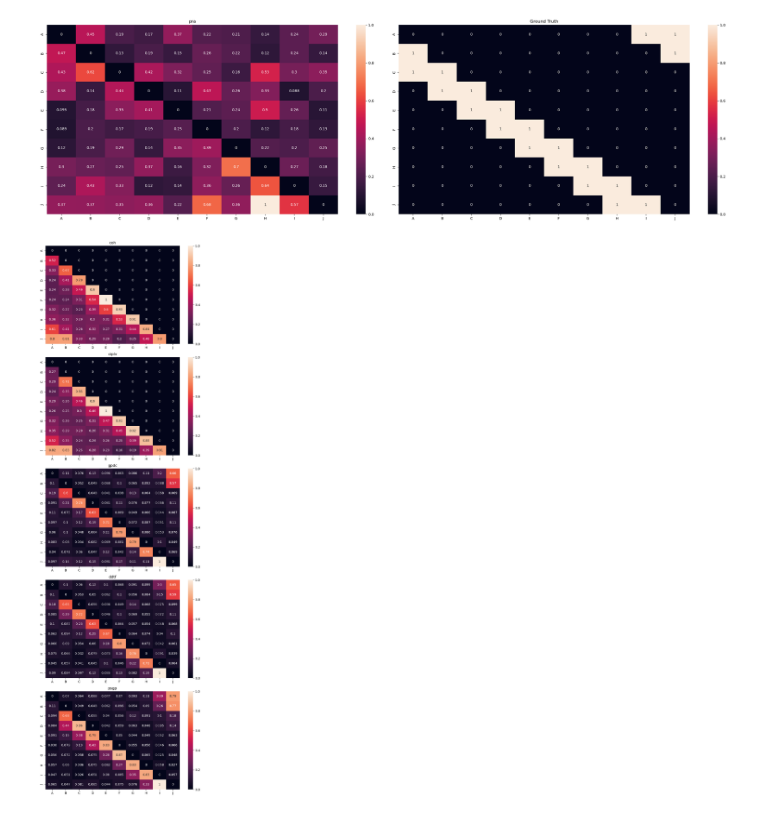
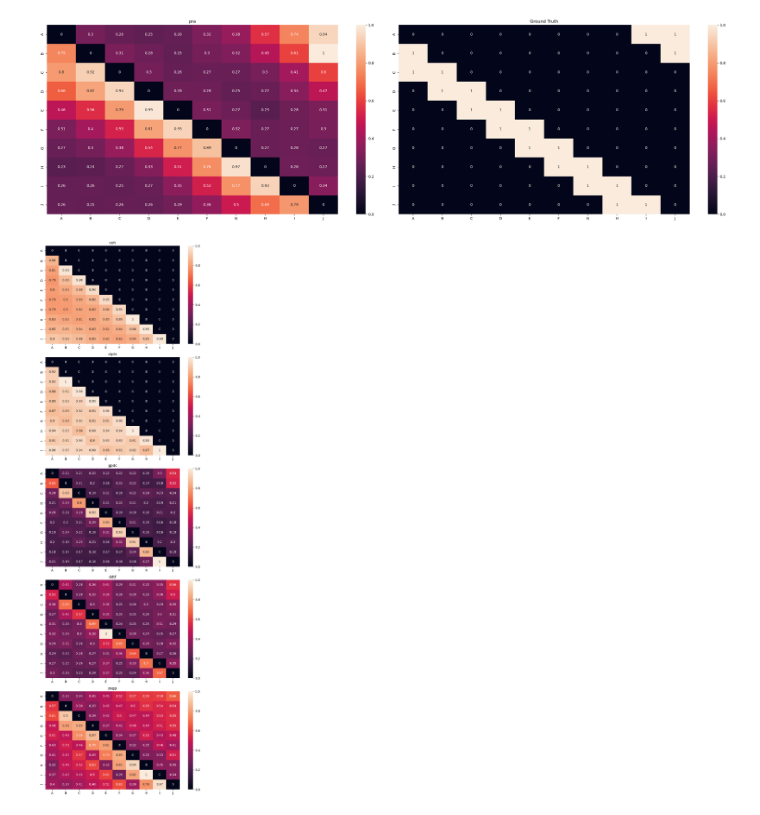
Before and after one commit to econnerty/functional-connectivity, a Jupyter notebook: dynamic_signals.ipynb, the cells around one changed output. Saved outputs shown, nothing was run; the diff lists cells and outputs as text; code cells hidden in the pictures.

```diff
--- a/dynamic_signals.ipynb
+++ b/dynamic_signals.ipynb
@@ -104,7 +90,8 @@ Adjacency Matrix:
 # %%
+
 # Parameters
 sampling_rate = 100  # Hz
-duration = 200 # seconds
+duration = 100 # seconds
 n_points = sampling_rate * duration
 time = np.linspace(0, duration, n_points)
 
@@ -112,10 +99,12 @@ time = np.linspace(0, duration, n_points)
 frequencies = np.linspace(8.7, 12.4, 10)  # From 8.7 Hz to 12.4 Hz in 10 steps
 signals = np.sin(2 * np.pi * np.outer(frequencies, time))
 
+
+
 # Coupling parameters
 coupling_strength = 1.0  # Uniform coupling strength
 lag = 2  # Uniform lag
-noise_level = 0.1  # Noise level
+noise_level = 0.01  # Noise level
 
 # Adjacency matrix initialization
 adjacency_matrix = np.zeros((10, 10), dtype=int)
@@ -133,7 +122,7 @@ for t in range(lag, n_points):
         for j in influenced_signals:
             signals[j, t] -= coupling_strength * signals[i, t - lag]
             # Apply non linear activation to limit the signal values and model neural dynamics
-            signals[j, t] = np.sin(signals[j, t])
+            signals[j, t] = np.tanh(signals[j, t])
 
 # Add noise after dynamic updating
 signals += noise_level * np.random.randn(*signals.shape)
@@ -158,8 +217,10 @@ print(adjacency_matrix)
 #sim_data = np.array([A,B,C])
 ch_names=["A", "B", "C","D","E","F","G","H","I","J"]
 #ch_names = ["A", "B", "C"]
+#sim_data = np.array([solution.y[1], solution.y[4], solution.y[7]])
 sim_data = np.array(signals)
-info = mne.create_info(ch_names=ch_names, ch_types=["eeg"]*10, sfreq=100)
+#sim_data = np.array(solution.y[:10])
+info = mne.create_info(ch_names=ch_names, ch_types=["eeg"]*10, sfreq=sampling_rate)
 simulated_raw = mne.io.RawArray(sim_data, info)
-epochs = mne.make_fixed_length_epochs(simulated_raw, duration=20)
+epochs = mne.make_fixed_length_epochs(simulated_raw, duration=20.0)
 # %% [output]
@@ -175,37 +236,37 @@ No baseline correction applied
 #dynsys
 epoch_idx = np.arange(1)
 region = ['A','B','C']
-dynsys_mat,cond_num,mse,snr = dynsys.dynSys(epochs.get_data(), epoch_idx, region, sampling_time=0.01)
+#dynsys_mat,cond_num,mse,snr = dynsys.dynSys(epochs.get_data(), epoch_idx, region, sampling_time=(1/sampling_rate))
 
 #PRA
-pra_mat = pra.PRA(epochs.get_data())
+pra_mat = pra.PRA(epochs.get_data(),sampling_frequency=sampling_rate,num_reservoir=25)
 
 
 #coh
-mne_con = spectral_connectivity_epochs(epochs, method='coh', sfreq=sampling_rate, fmin=8, fmax=13, fskip=0, faverage=False,
+mne_con = spectral_connectivity_epochs(epochs, method='coh', sfreq=sampling_rate, fskip=0, faverage=False,
                                       mt_low_bias=True, block_size=1000, n_jobs=1, verbose=None)
 coh_mat = mne_con.get_data(output="dense")
 
 #ciplv
-mne_con = spectral_connectivity_epochs(epochs, method='ciplv', sfreq=sampling_rate, fmin=8, fmax=13, fskip=0, faverage=False,
+mne_con = spectral_connectivity_epochs(epochs, method='ciplv', sfreq=sampling_rate, fskip=0, faverage=False,
                                       mt_low_bias=True, block_size=1000, n_jobs=1, verbose=None)
 ciplv_mat = mne_con.get_data(output="dense")
 
 #gpdc
-m = Multitaper(time_series=np.array(epochs.get_data()).transpose(2, 0, 1), sampling_frequency=100)
+m = Multitaper(time_series=np.array(epochs.get_data()).transpose(2, 0, 1), sampling_frequency=sampling_rate)
 c = Connectivity(fourier_coefficients=m.fft(), frequencies=m.frequencies, time=m.time)
 con = getattr(c, 'generalized_partial_directed_coherence')()
-gpdc_mat = np.nan_to_num(con.squeeze())[80:131].transpose(1,2,0)
+gpdc_mat = np.nan_to_num(con.squeeze()).transpose(1,2,0)
 
 #ddtf
-m = Multitaper(time_series=np.array(epochs.get_data()).transpose(2, 0, 1), sampling_frequency=100)
+m = Multitaper(time_series=np.array(epochs.get_data()).transpose(2, 0, 1), sampling_frequency=sampling_rate)
 c = Connectivity(fourier_coefficients=m.fft(), frequencies=m.frequencies, time=m.time)
 con = getattr(c, 'direct_directed_transfer_function')()
-ddtf_mat = np.nan_to_num(con.squeeze())[80:131].transpose(1,2,0)
+ddtf_mat = np.nan_to_num(con.squeeze()).transpose(1,2,0)
 
 #psgp
-m = Multitaper(time_series=np.array(epochs.get_data()).transpose(2, 0, 1), sampling_frequency=100)
+m = Multitaper(time_series=np.array(epochs.get_data()).transpose(2, 0, 1), sampling_frequency=sampling_rate)
 c = Connectivity(fourier_coefficients=m.fft(), frequencies=m.frequencies, time=m.time)
 con = getattr(c, 'pairwise_spectral_granger_prediction')()
-psgp_mat = np.nan_to_num(con.squeeze())[80:131].transpose(1,2,0)
+psgp_mat = np.nan_to_num(con.squeeze()).transpose(1,2,0)
 # %% [output]
@@ -232,73 +296,60 @@ Using data from preloaded Raw for 10 events and 2000 original time points ...
 # %%
-# Create the ground truth connectivity matrix as a NumPy array
-ground_truth = np.array([
-    [0, 1, 1, 0, 0, 0, 0, 0, 0, 0],
-    [0, 0, 0, 0, 0, 0, 0, 0, 0, 0],
-    [0, 0, 0, 0, 0, 0, 0, 0, 0, 0],
-    [0, 0, 0, 0, 1, 0, 0, 0, 0, 0],
-    [0, 0, 0, 0, 0, 0, 0, 0, 0, 0],
-    [0, 0, 0, 0, 0, 0, 1, 1, 0, 0],
-    [0, 0, 0, 0, 0, 0, 0, 0, 0, 0],
-    [0, 0, 0, 0, 0, 0, 0, 0, 0, 0],
-    [0, 0, 0, 0, 0, 0, 0, 0, 0, 1],
-    [0, 0, 0, 0, 0, 0, 0, 0, 0, 0]
-]).T
 
 labels = ['A','B','C','D','E','F','G','H','I','J']
 
 fig, (ax2,ax3) = plt.subplots(1,2,figsize=(28,8))
-#sns.heatmap(dynsys_mat.squeeze(), annot=True, xticklabels=['A','B','C','D','E','F','G','H','I','J'], yticklabels=['A','B','C','D','E','F','G','H','I','J'], ax=ax1)
+#sns.heatmap(dynsys_mat.squeeze(), annot=True, xticklabels=ch_names, yticklabels=ch_names, ax=ax1)
 #ax1.set_title('dynsys')
 
-sns.heatmap(pra_mat, annot=True, xticklabels=['A','B','C','D','E','F','G','H','I','J'], yticklabels=['A','B','C','D','E','F','G','H','I','J'], ax=ax2)
+sns.heatmap(pra_mat, annot=True, xticklabels=ch_names, yticklabels=ch_names, ax=ax2)
 ax2.set_title('pra')
 
 # Plotting the ground truth connectivity matrix
 #plt.figure(figsize=(10, 8))
-sns.heatmap(adjacency_matrix, annot=True, xticklabels=['A','B','C','D','E','F','G','H','I','J'], yticklabels=['A','B','C','D','E','F','G','H','I','J'], ax=ax3)
+sns.heatmap(adjacency_matrix, annot=True, xticklabels=ch_names, yticklabels=ch_names, ax=ax3)
 ax3.set_title('Ground Truth')
 
 fig.tight_layout()
 plt.show()
 # %% [output]
-[figure, old version]
+[figure, new version]
 # %%
 #Zero out the diagonal of each matrix, then min max normalize it
 coh_mat = coh_mat.mean(2)
 ciplv_mat = ciplv_mat.mean(2)
 gpdc_mat = gpdc_mat.mean(2)
 ddtf_mat = ddtf_mat.mean(2)
 psgp_mat = psgp_mat.mean(2)
 np.fill_diagonal(coh_mat,0)
 np.fill_diagonal(ciplv_mat,0)
 np.fill_diagonal(gpdc_mat,0)
 np.fill_diagonal(ddtf_mat,0)
 np.fill_diagonal(psgp_mat,0)
 
 coh_mat = (coh_mat - np.min(coh_mat)) / (np.max(coh_mat) - np.min(coh_mat))
 ciplv_mat = (ciplv_mat - np.min(ciplv_mat)) / (np.max(ciplv_mat) - np.min(ciplv_mat))
 gpdc_mat = (gpdc_mat - np.min(gpdc_mat)) / (np.max(gpdc_mat) - np.min(gpdc_mat))
 ddtf_mat = (ddtf_mat - np.min(ddtf_mat)) / (np.max(ddtf_mat) - np.min(ddtf_mat))
 psgp_mat = (psgp_mat - np.min(psgp_mat)) / (np.max(psgp_mat) - np.min(psgp_mat))
 
 
 fig, (ax1,ax2,ax3,ax4,ax5) = plt.subplots(5,1,figsize=(8,25))
-sns.heatmap(coh_mat, annot=True, xticklabels=labels, yticklabels=labels, ax=ax1)
+sns.heatmap(coh_mat, annot=True, xticklabels=ch_names, yticklabels=ch_names, ax=ax1)
 ax1.set_title('coh')
 
-sns.heatmap(ciplv_mat, annot=True, xticklabels=labels, yticklabels=labels, ax=ax2)
+sns.heatmap(ciplv_mat, annot=True, xticklabels=ch_names, yticklabels=ch_names, ax=ax2)
 ax2.set_title('ciplv')
 
-sns.heatmap(gpdc_mat, annot=True, xticklabels=labels, yticklabels=labels, ax=ax3)
+sns.heatmap(gpdc_mat, annot=True, xticklabels=ch_names, yticklabels=ch_names, ax=ax3)
 ax3.set_title('gpdc')
 
-sns.heatmap(ddtf_mat, annot=True, xticklabels=labels, yticklabels=labels, ax=ax4)
+sns.heatmap(ddtf_mat, annot=True, xticklabels=ch_names, yticklabels=ch_names, ax=ax4)
 ax4.set_title('ddtf')
 
-sns.heatmap(psgp_mat, annot=True, xticklabels=labels, yticklabels=labels, ax=ax5)
+sns.heatmap(psgp_mat, annot=True, xticklabels=ch_names, yticklabels=ch_names, ax=ax5)
 ax5.set_title('psgp')
 fig.tight_layout()
 plt.show()
 # %% [output]
-[figure, old version]
+[figure, new version]
 # %%
```
Also changed, not shown: parts of 7 cells of this notebook, 3 other files.
